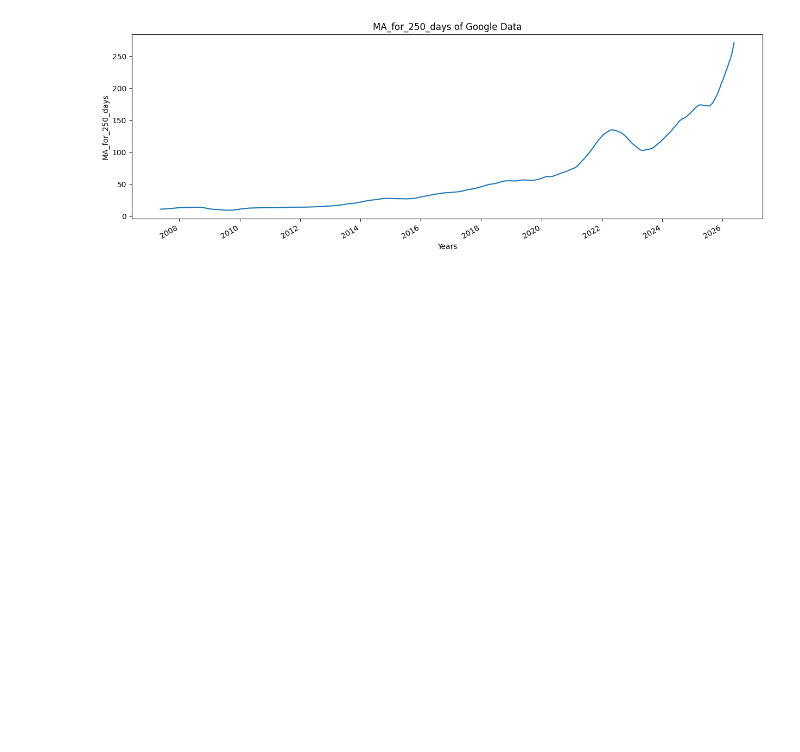
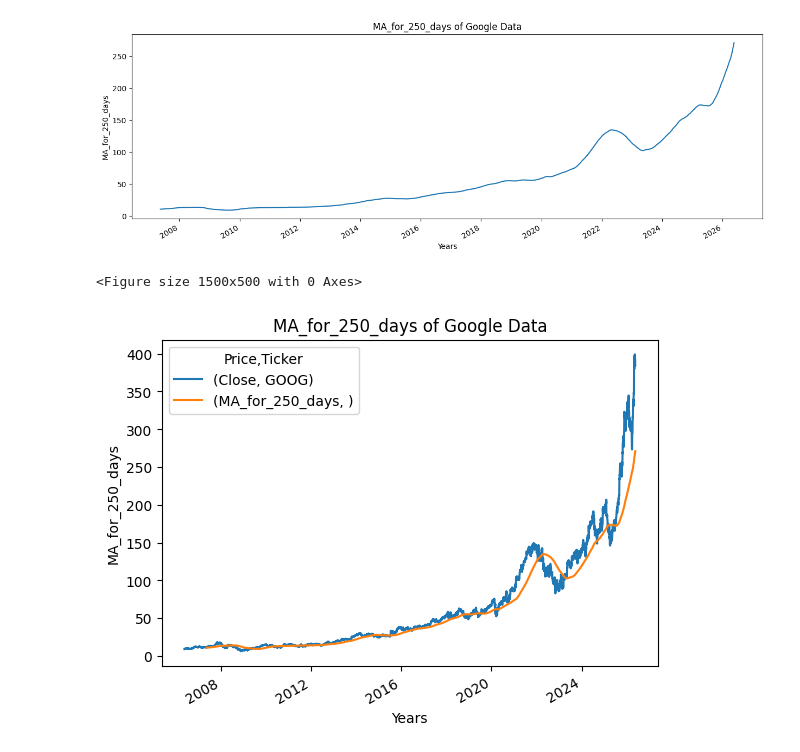
Before and after one commit to kanchana-Tejaswy/stock_market_predection, a Jupyter notebook: stock.ipynb, the cells around one changed output. Saved outputs shown, nothing was run; the diff lists cells and outputs as text; code cells hidden in the pictures; blank space fills up the shorter version.

Commit message:
ploted a graph  which make price tracking of close ma of the giogle stock data

```diff
--- a/stock.ipynb
+++ b/stock.ipynb
@@ -248,3 +248,12 @@ google_data[['Close', 'MA_for_250_days']].tail()
 plot_graph((15,5), google_data['MA_for_250_days'], 'MA_for_250_days')
 # %% [output]
 [figure]
+# %%
+plot_graph(
+    (15,5),
+    google_data[['Close', 'MA_for_250_days']],
+    'MA_for_250_days'
+)
+# %% [output]
+<Figure size 1500x500 with 0 Axes>
+[figure, added]
```
